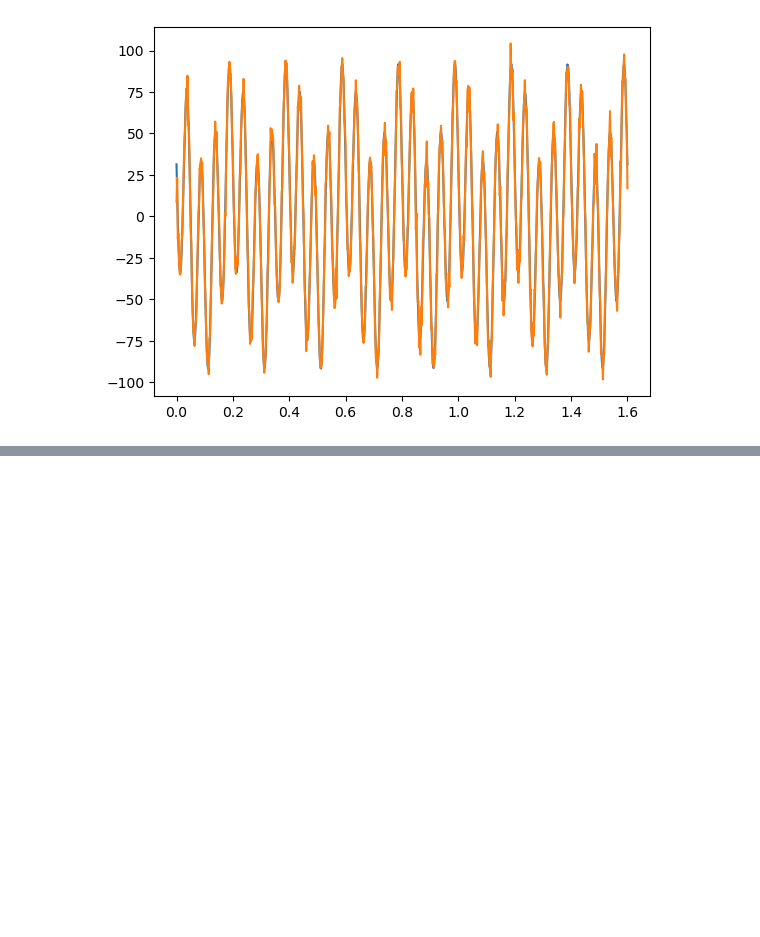
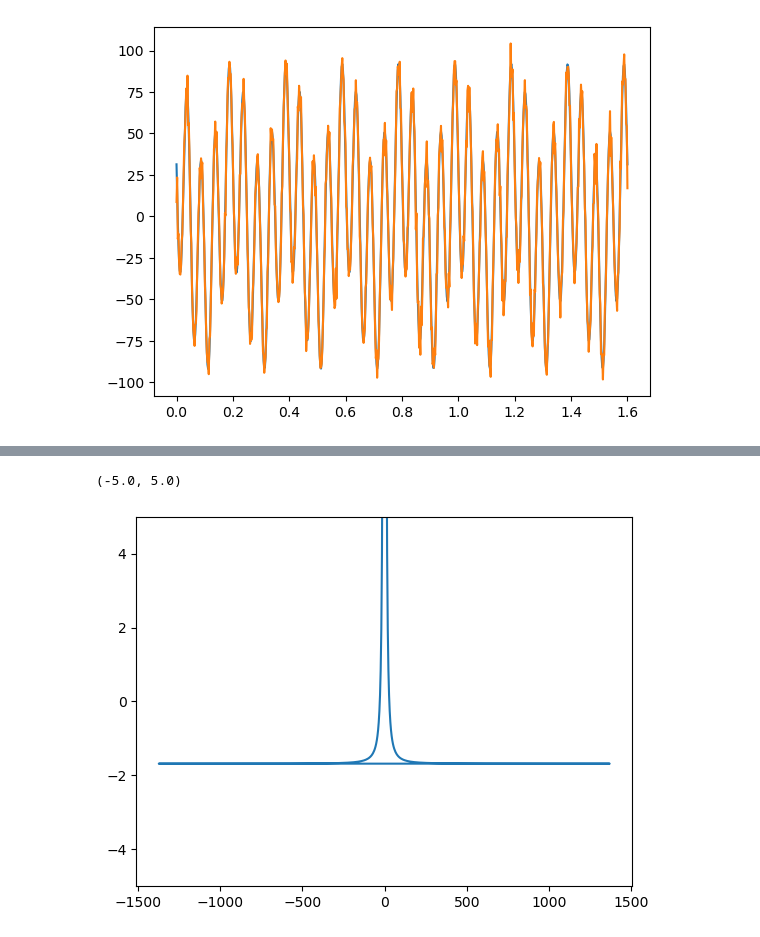
Before and after one commit to EHAT32/inverse, a Jupyter notebook: 11_11/derivative.ipynb, the cells around one changed output, grey strips where cells are left out. Saved outputs shown, nothing was run; the diff lists cells and outputs as text; code cells hidden in the pictures; blank space fills up the shorter version.

```diff
--- a/11_11/derivative.ipynb
+++ b/11_11/derivative.ipynb
@@ -136,0 +139,12 @@ plt.legend()
+# %%
+f_2 = lambda t : t ** 2 + 0.5 * t
+f_2_array = f_2(time_ax)
+
+f_2_deriv = lambda t : 2 * t + 0.5
+f_2_deriv_array = f_2_deriv(time_ax)
+# %%
+plt.plot(freq_array, np.fft.fft(f_2_array))
+plt.ylim(-5, 5)
+# %% [output]
+(-5.0, 5.0)
+[figure, added]
```
Also changed, not shown: parts of 8 cells of this notebook.
